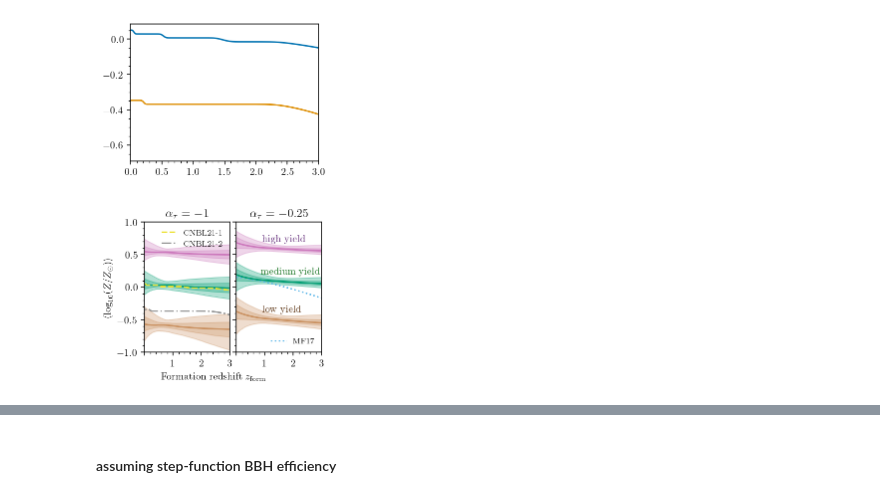
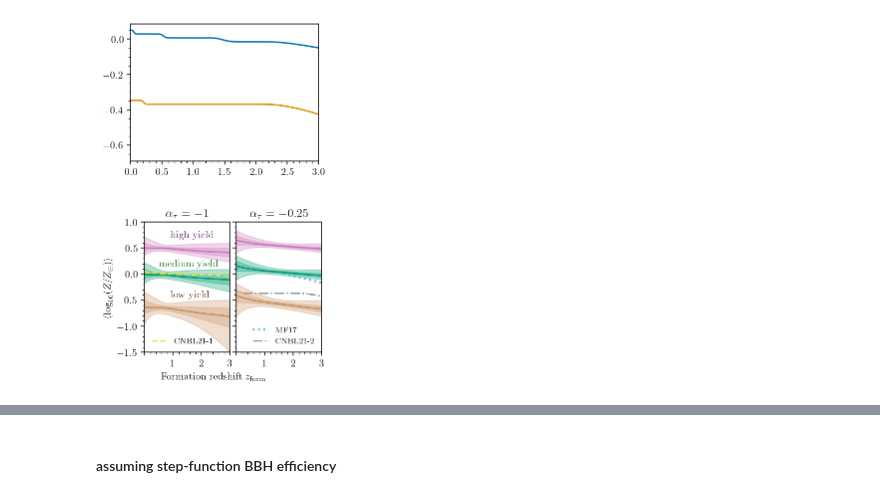
Before and after one commit to mfishbach/oldest-black-holes, a Jupyter notebook: OldestBlackHoles_Paper_Plots.ipynb, the cells around one changed output, grey strips where cells are left out. Drawn from its saved outputs; the diff is of its cells as text; code cells hidden in the pictures.

Commit message:
changed default SFR to UV

```diff
--- a/OldestBlackHoles_Paper_Plots.ipynb
+++ b/OldestBlackHoles_Paper_Plots.ipynb
@@ -268,6 +268,8 @@ from gw_pop_numpyro import distributions as dist
 Ts = config.cosmo_dict["age_of_universe"] - tL_forms
 SFR = 0.1 * dist.rate_age(Ts/1e3, 1.34, 0.43) #in Msun Mpc^-3 yr^-1
 
+SFR_UV = 0.037 * dist.rate_age(Ts/1e3, 1.83, 0.48) #in Msun Mpc^-3 yr^-1
+
 xs = config.cosmo_dict["z_at_lookback_time"](tL_forms)
 
 SFR_MF = 0.01 * (1 + xs)**2.6 / (1 + ((1 +xs) / 3.2) ** 6.2) #in Msun Mpc^-3 yr^-1
@@ -333,11 +333,11 @@ Text(0, 0.5, '$\\mathrm{d}N_\\mathrm{BBH}/ \\mathrm{d}M_\\mathrm{SF}\\, [M_\\odo
 # %%
-efficiency_default = Rfs / SFR
+efficiency_default = Rfs / SFR_UV
 
-efficiency_shallow = Rfs_al05 / SFR
+efficiency_shallow = Rfs_al05 / SFR_UV
 
-efficiency_shallower = Rfs_al025 / SFR
+efficiency_shallower = Rfs_al025 / SFR_UV
 
-#efficiency_steep = Rfs_al15 / SFR
+#efficiency_steep = Rfs_al15 / SFR_UV
 
 fig, ax = plt.subplots(constrained_layout=True)
 
@@ -357,12 +357,14 @@ ax.set_yscale('log')
 
 ax.set_xlim(0,3)
 
-ax.set_ylim(8e-9,6e-6)
+#ax.set_ylim(8e-9,6e-6)
+
+ax.set_ylim(8e-9, 1e-5)
 
 ax.set_xlabel('Formation redshift $z_\mathrm{form}$')
 
 ax.set_ylabel(r'$\mathrm{d}N_\mathrm{BBH}/ \mathrm{d}M_\mathrm{SF}\, [M_\odot^{-1}]$')
 
-#plt.savefig('figures/formation_efficiency_v_redshift_different_tau.pdf', bbox_inches = 'tight')
-#plt.savefig('figures/formation_efficiency_v_redshift_different_tau.png', bbox_inches = 'tight', dpi = 300)
+plt.savefig('figures/formation_efficiency_v_redshift_different_tau.pdf', bbox_inches = 'tight')
+plt.savefig('figures/formation_efficiency_v_redshift_different_tau.png', bbox_inches = 'tight', dpi = 300)
 # %% [output]
@@ -516,40 +517,40 @@ for key_Z in As.keys():
 logZ_of_z_mean = 0.153 - 0.074 * xs**1.34 #logmean metallicity as a function of redshift from Madau & Fragos 2017
 
 ax[0].plot(z_plot, peakZ_Zsun_left, ls = '--', color = sns.color_palette()[8], label = 'CNBL21-1')
-ax[0].plot(z_plot, peakZ_Zsun_right, ls = '-.', color = sns.color_palette()[7], label = 'CNBL21-2')
-ax[1].plot(xs, logZ_of_z_mean, ls = ':', color = sns.color_palette()[9], label = 'MF17')
+ax[1].plot(xs, logZ_of_z_mean, ls = ':', linewidth = 2.0, color = sns.color_palette()[9], label = 'MF17')
+ax[1].plot(z_plot, peakZ_Zsun_right, ls = '-.', color = sns.color_palette()[7], label = 'CNBL21-2')
 
 
 
 
 ax[0].set_xlim(0,3)
-ax[0].set_ylim(-1, 1)
+ax[0].set_ylim(-1.5, 1)
 
-ax[0].legend(loc = 'best')
 #ax[0].set_xlabel('Formation redshift $z_\mathrm{form}$')
 ax[0].set_ylabel(r'$\langle \log_{10}(Z/Z_\odot) \rangle$')
 
 ax[0].set_title(r'$\alpha_\tau = -1$')
 
 ax[1].set_title(r'$\alpha_\tau = -0.25$')
 
 for key_Z in As.keys():
     plot_helper.plot_bands(ax[1], xs, mean_Zs["shallower"][key_Z], color = cs[key_Z])
 
 
-ax[1].annotate(text = "high yield", xy = (0.9, 0.7), color = cs_dark["high"])
-ax[1].annotate(text = "medium yield", xy = (0.85, 0.2), color = cs_dark["medium"])
-ax[1].annotate(text = "low yield", xy = (0.9, -0.38), color = cs_dark["low"])
+ax[0].annotate(text = "high yield", xy = (0.9, 0.7), color = cs_dark["high"])
+ax[0].annotate(text = "medium yield", xy = (0.5, 0.15), color = cs_dark["medium"])
+ax[0].annotate(text = "low yield", xy = (0.9, -0.45), color = cs_dark["low"])
 
+ax[0].legend(loc = 'lower left')
 ax[1].legend(loc = 'lower right')
 
 ax[1].set_xticks([0,1,2,3], labels = ['','1','2','3'])
 
 fig.text(0.5, -0.001, 'Formation redshift $z_\mathrm{form}$', ha = 'center')
 
 plt.tight_layout(w_pad = 0.05)
 
 plt.savefig("figures/meanZvz_2panel.pdf", bbox_inches = 'tight')
 plt.savefig("figures/meanZvz_2panel.png", dpi = 300, bbox_inches = 'tight')
 # %% [output]
-[figure, old version]
+[figure, new version]
```
Also changed, not shown: parts of 7 cells of this notebook.
